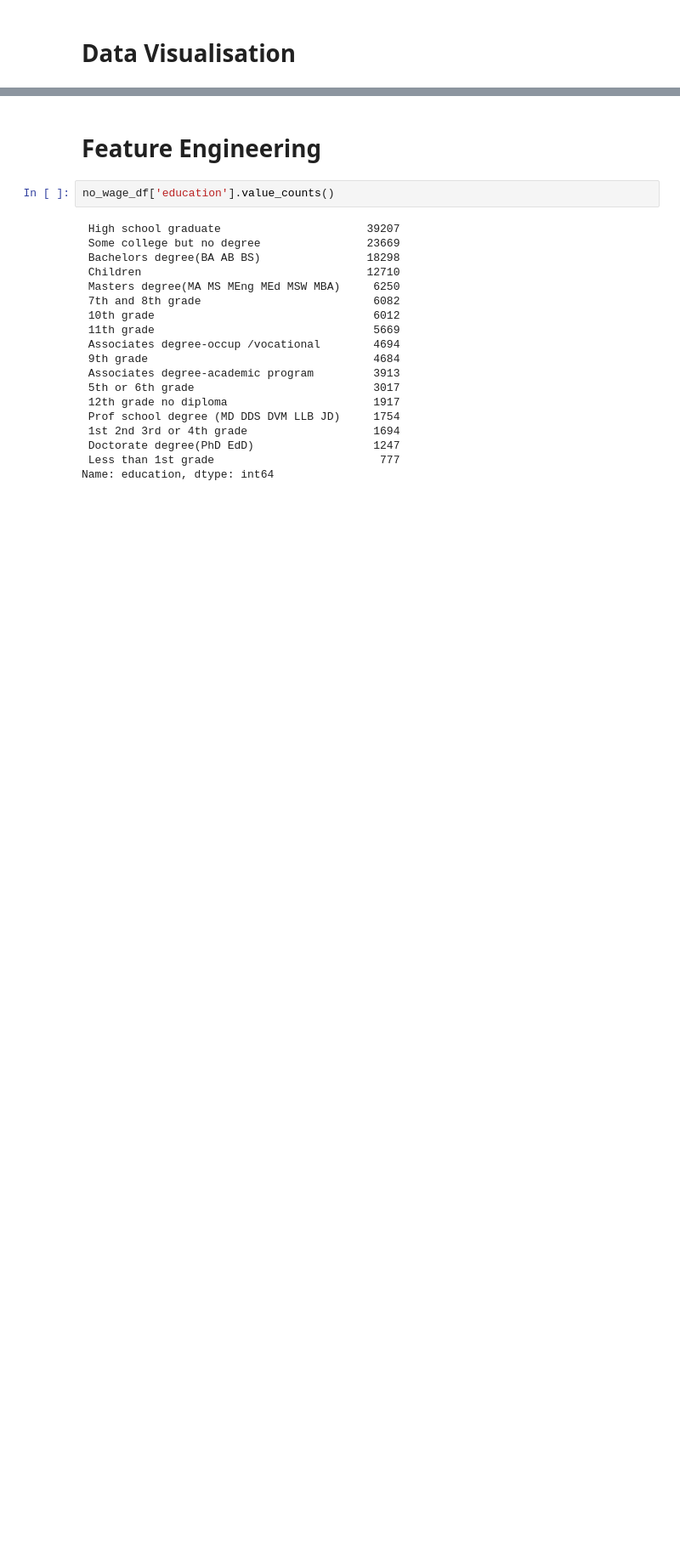
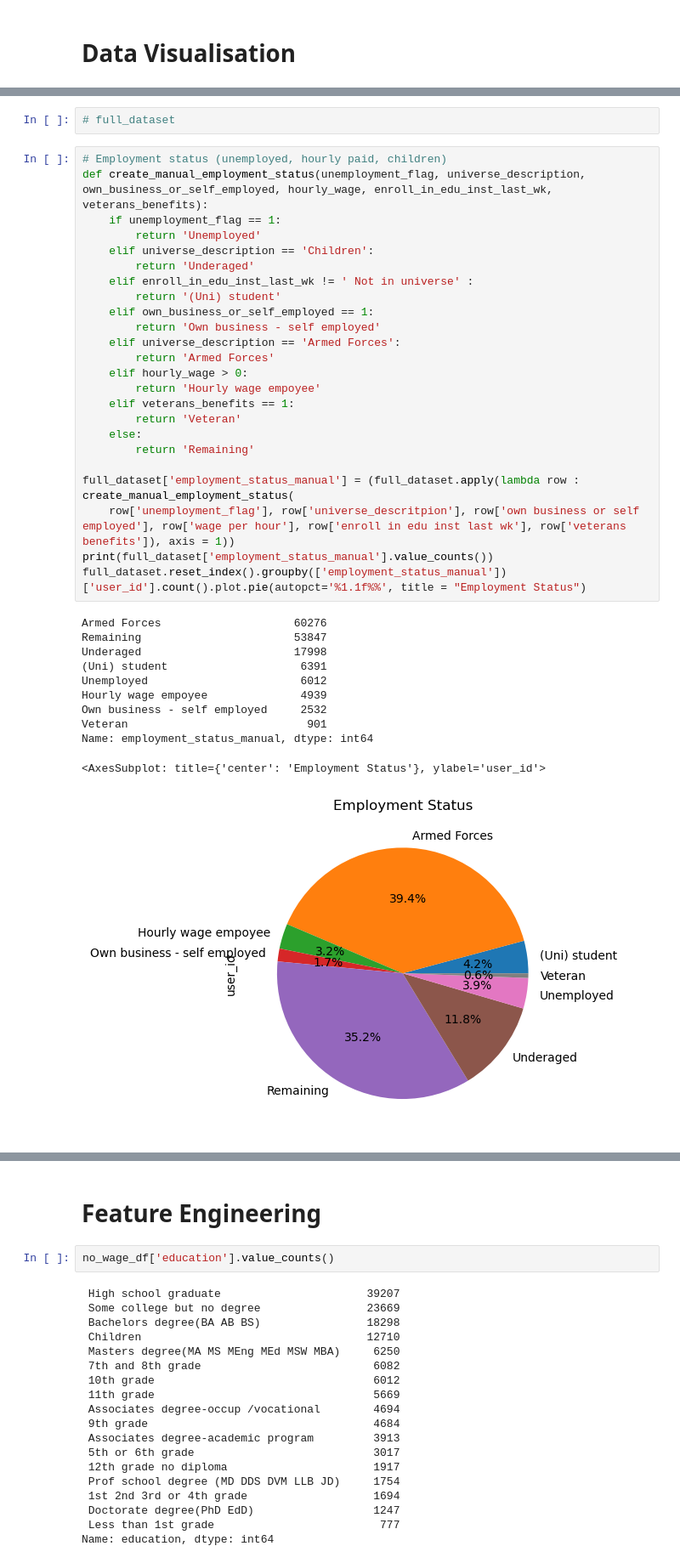
Before and after one commit to kleokog/Mycodes, a Jupyter notebook: main_script.ipynb, the cells around one changed output, grey strips where cells are left out. Shown at 85% size. Cells and saved outputs as stored; diff of their text form; blank space fills up the shorter version.

```diff
--- a/main_script.ipynb
+++ b/main_script.ipynb
@@ -89,0 +169,38 @@ X_data.groupby(['sex'])['age'].count().plot.pie(autopct='%1.1f%%', title = "Gend
+# %%
+# full_dataset
+# %%
+# Employment status (unemployed, hourly paid, children)
+def create_manual_employment_status(unemployment_flag, universe_description, own_business_or_self_employed, hourly_wage, enroll_in_edu_inst_last_wk, veterans_benefits):
+    if unemployment_flag == 1:
+        return 'Unemployed'
+    elif universe_description == 'Children':
+        return 'Underaged'
+    elif enroll_in_edu_inst_last_wk != ' Not in universe' :
+        return '(Uni) student'
+    elif own_business_or_self_employed == 1:
+        return 'Own business - self employed'
+    elif universe_description == 'Armed Forces':
+        return 'Armed Forces'
+    elif hourly_wage > 0:
+        return 'Hourly wage empoyee'
+    elif veterans_benefits == 1:
+        return 'Veteran'
+    else:
+        return 'Remaining'
+
+full_dataset['employment_status_manual'] = (full_dataset.apply(lambda row : create_manual_employment_status(
+    row['unemployment_flag'], row['universe_descritpion'], row['own business or self employed'], row['wage per hour'], row['enroll in edu inst last wk'], row['veterans benefits']), axis = 1))
+print(full_dataset['employment_status_manual'].value_counts())
+full_dataset.reset_index().groupby(['employment_status_manual'])['user_id'].count().plot.pie(autopct='%1.1f%%', title = "Employment Status")
+# %% [output]
+Armed Forces                    60276
+Remaining                       53847
+Underaged                       17998
+(Uni) student                    6391
+Unemployed                       6012
+Hourly wage empoyee              4939
+Own business - self employed     2532
+Veteran                           901
+Name: employment_status_manual, dtype: int64
+<AxesSubplot: title={'center': 'Employment Status'}, ylabel='user_id'>
+[figure, added]
```
Also changed, not shown: parts of 19 cells of this notebook.
